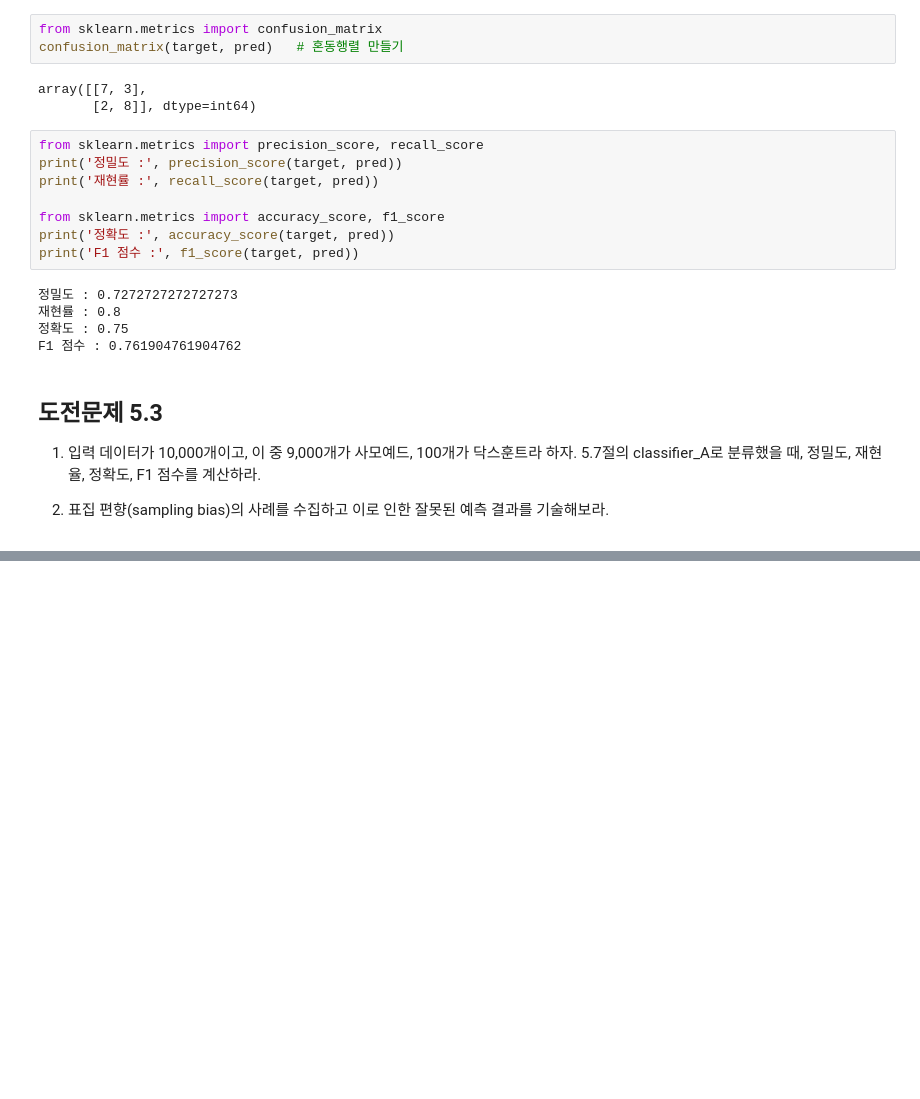
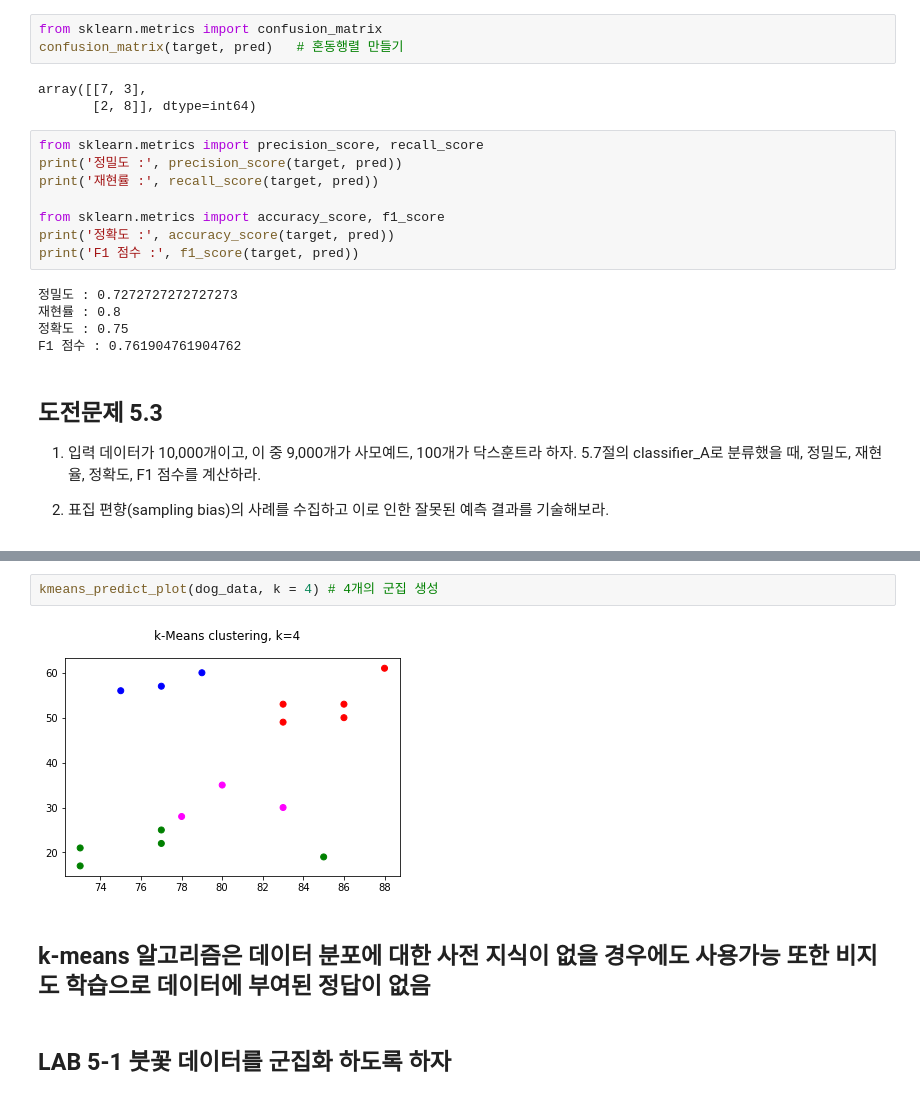
Before and after one commit to shinjangwoon/idu-practice, a Jupyter notebook: 5장 실습/5장 분류와 군집화로 이해하는 지도학습과 비지도 학습.ipynb, the cells around one changed output, grey strips where cells are left out. Cells and saved outputs as stored; diff of their text form; blank space fills up the shorter version.

```diff
--- a/5장 실습/5장 분류와 군집화로 이해하는 지도학습과 비지도 학습.ipynb
+++ b/5장 실습/5장 분류와 군집화로 이해하는 지도학습과 비지도 학습.ipynb
@@ -399,0 +437,8 @@ F1 점수 : 1.0
+# %%
+kmeans_predict_plot(dog_data, k = 4) # 4개의 군집 생성
+# %% [output]
+[figure, added]
+# %% [markdown]
+## k-means 알고리즘은 데이터 분포에 대한 사전 지식이 없을 경우에도 사용가능 또한 비지도 학습으로 데이터에 부여된 정답이 없음
+# %% [markdown]
+## LAB 5-1 붓꽃 데이터를 군집화 하도록 하자
```
Also changed, not shown: parts of 11 cells of this notebook.
